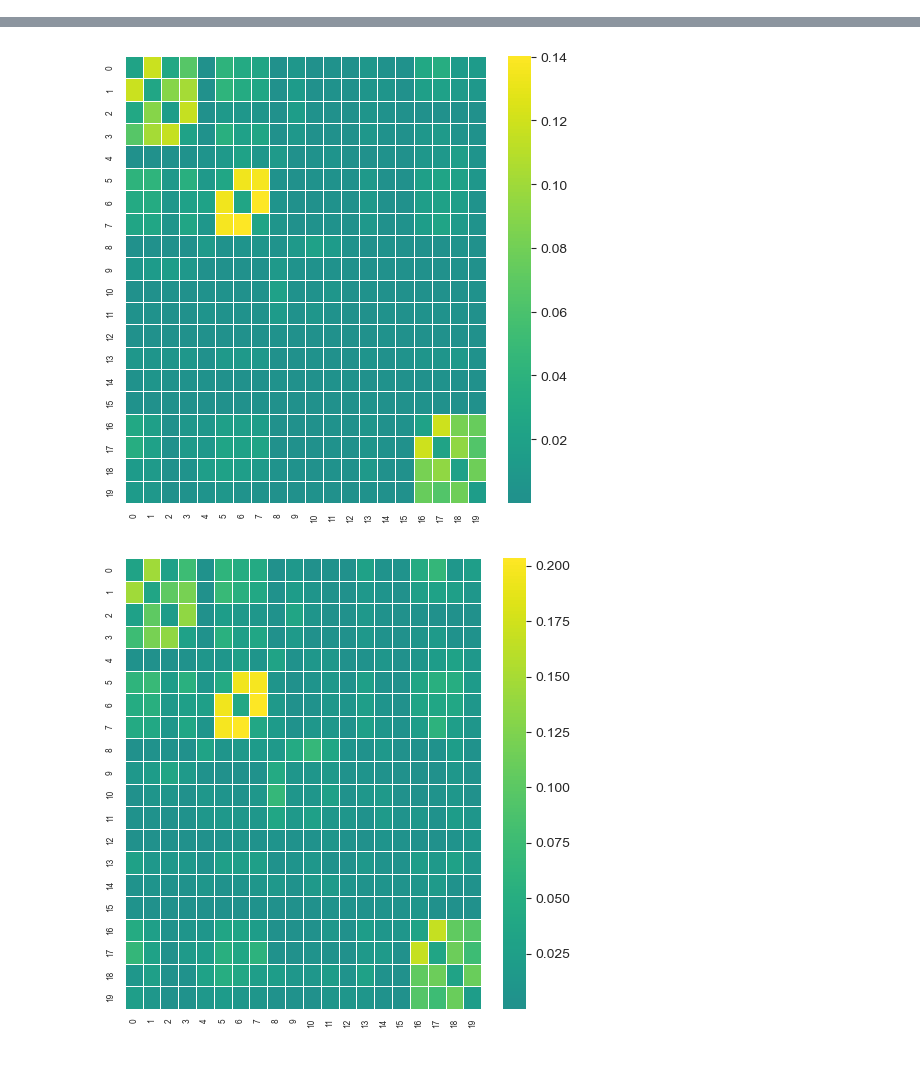
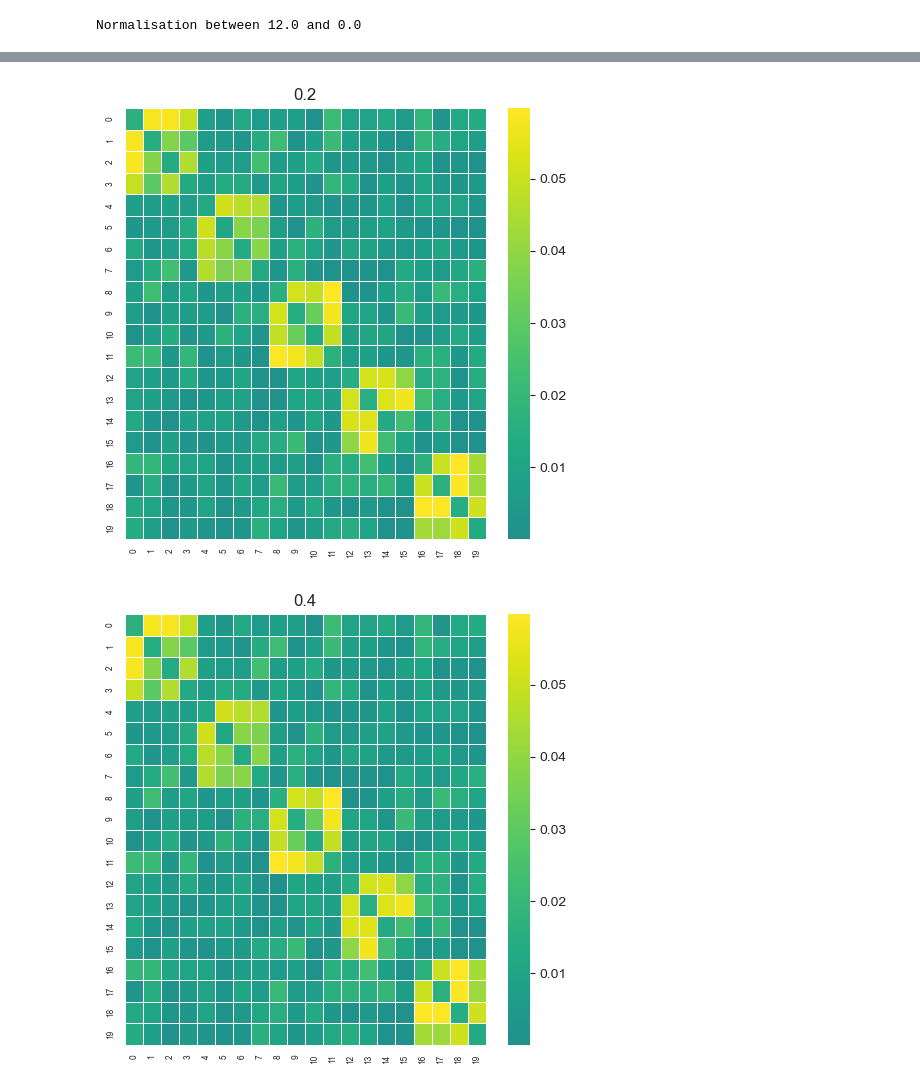
Before and after one commit to Giancarlo-Catalano/PSSearch, a Jupyter notebook: Gian_experimental/mutual_information.py.ipynb, the cells around one changed output, grey strips where cells are left out. Cells and saved outputs as stored; diff of their text form; code cells hidden in the pictures.

```diff
--- a/Gian_experimental/mutual_information.py.ipynb
+++ b/Gian_experimental/mutual_information.py.ipynb
@@ -10,11 +10,11 @@ import itertools
 from BenchmarkProblems.RoyalRoad import RoyalRoad
 from Core.get_pRef import get_pRef_from_metaheuristic
 
-problem = Trapk(5, 4)
+problem = RoyalRoad(5)
 
 pRef = get_pRef_from_metaheuristic(problem=problem,
                                    sample_size=10000,
-                                   which_algorithm="GA",
+                                   which_algorithm="uniform",
                                    unique=True)
 
 best_solution = pRef.get_best_solution()
@@ -53,7 +53,7 @@ def get_mutual_information_from_dicts(univariate_freq_dict, bivariate_freq_dict,
                           }
 
     def mutual_information_for_variable_pair(a, b):
-        return sum(value_specific_mis[(a, b, va, vb)]
+        return sum(np.abs(value_specific_mis[(a, b, va, vb)])
                    for va in every_value_for_var(a, search_space)
                    for vb in every_value_for_var(b, search_space))
 
@@ -329,8 +329,16 @@ Normalisation between -0.0023908662550384263 and -0.9855468667456007
 # %%
-negative_survival_pref = PRef(fitness_array=-pRef.fitness_array, full_solution_matrix=pRef.full_solution_matrix, search_space=pRef.search_space)
-negative_survival_table = get_linkage_table_from_dicts(get_survival_counts, negative_survival_pref)
+normal_fits = normalise_table(pRef.fitness_array)
+stops = 5
+for center in np.arange(stops+1) / stops:
+    def transform(x):
+        if x<center:
+            return abs(x-center)/center
+        else:
+            return abs(x-center)/(1-center)
 
-utils.show_matrix_with_colours(negative_survival_table, fig_size=(5, 5))
-utils.show_matrix_with_colours(survival_table, fig_size=(5, 5))
-utils.show_matrix_with_colours(negative_survival_table+survival_table, fig_size=(5, 5))
+    new_fits = np.array([transform(x) for x in normal_fits])
+    new_pRef = PRef(fitness_array=new_fits, full_solution_matrix=pRef.full_solution_matrix, search_space=pRef.search_space)
+    temp_survival_table = get_linkage_table_from_dicts(get_survival_counts, new_pRef)
+    utils.show_matrix_with_colours(temp_survival_table, fig_size=(5, 5), name=f"{center}")
 # %% [output]
+Normalisation between 12.0 and 0.0
@@ -338,2 +346,2 @@ utils.show_matrix_with_colours(negative_survival_table+survival_table, fig_size=
-[figure, old version]
+[figure, new version]
-[figure, old version]
+[figure, new version]
```
Also changed, not shown: parts of 6 cells of this notebook, 2 other files.
